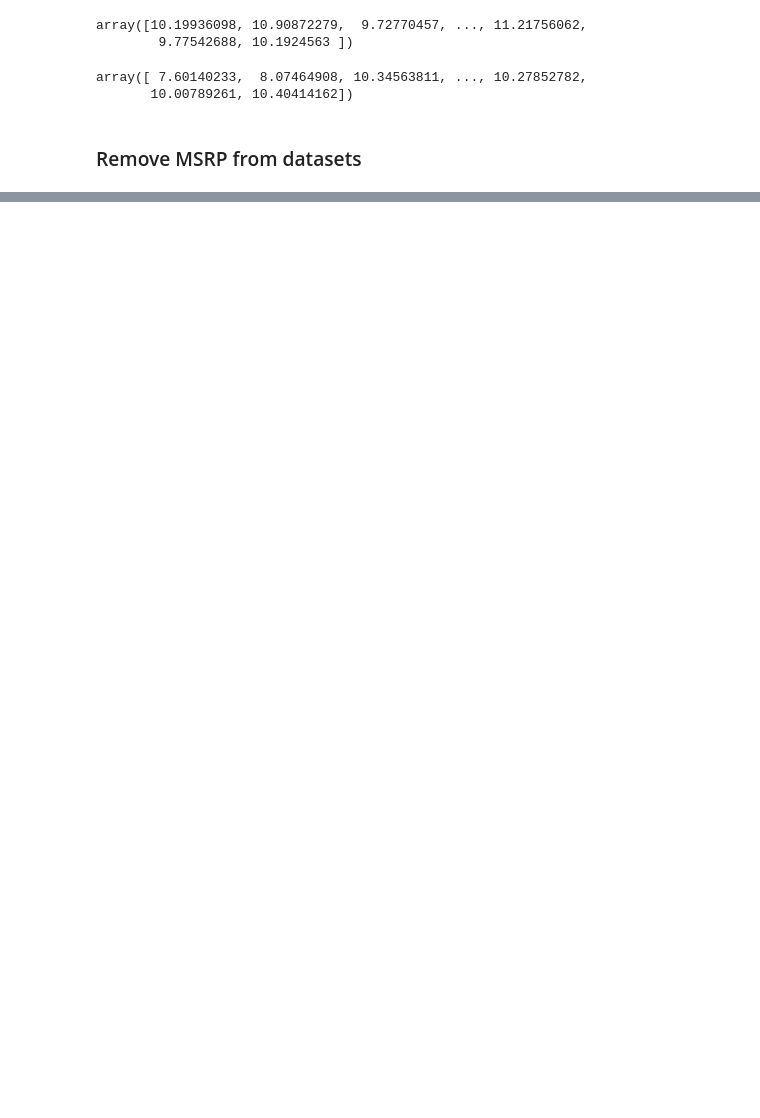
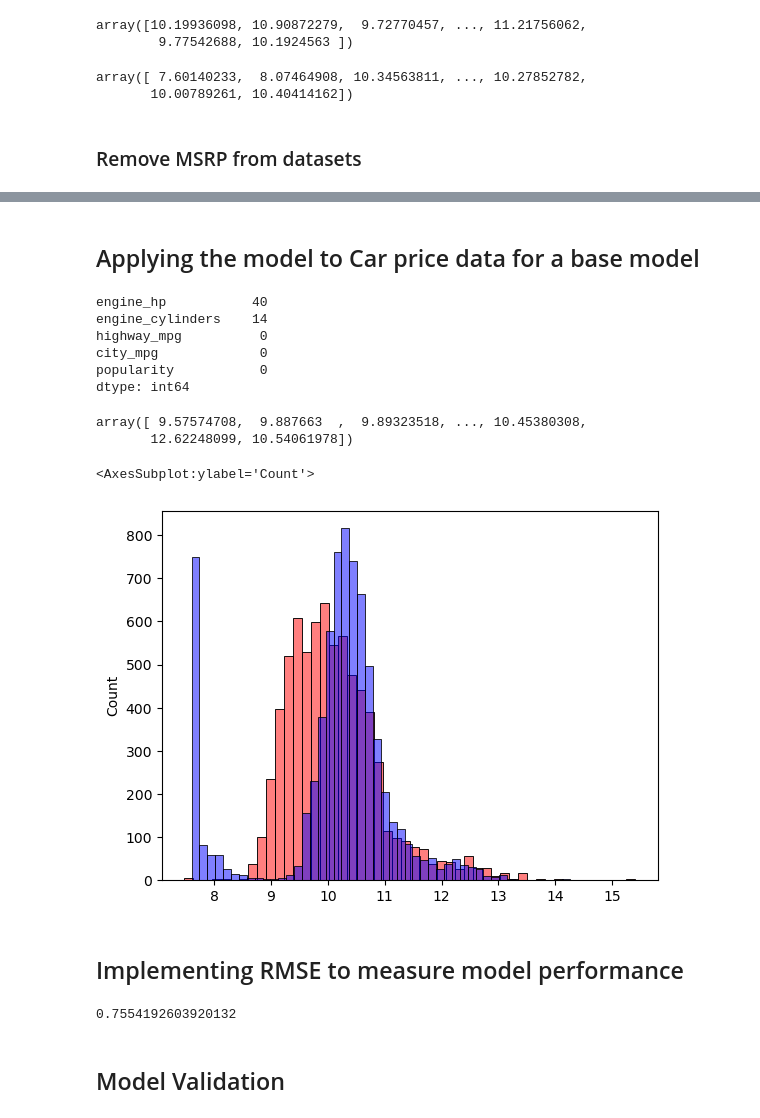
Before and after one commit to alabamustapha/ml-zoomcamp-2023, a Jupyter notebook: Regression/Car Price Prediction Linear Regression.ipynb, the cells around one changed output, grey strips where cells are left out. Drawn from its saved outputs; the diff is of its cells as text; code cells hidden in the pictures; blank space fills up the shorter version.

Commit message:
added RMSE and validation

```diff
--- a/Regression/Car Price Prediction Linear Regression.ipynb
+++ b/Regression/Car Price Prediction Linear Regression.ipynb
@@ -397,0 +368,19 @@ sns.histplot(y_train, color="blue", alpha=0.5)
+# %% [markdown]
+## Applying the model to Car price data for a base model
+# %%
+base = ['engine_hp', 'engine_cylinders', 'highway_mpg', 'city_mpg', 'popularity']
+X = df_train[base]
+print(X.isnull().sum()) # if null exist remove it
+X_train = X.fillna(0).values
+# %% [output]
+engine_hp           40
+engine_cylinders    14
+highway_mpg          0
+city_mpg             0
+popularity           0
+dtype: int64
+# %%
+y_train
+# %% [output]
+array([ 9.57574708,  9.887663  ,  9.89323518, ..., 10.45380308,
+       12.62248099, 10.54061978])
@@ -397,0 +392,10 @@ sns.histplot(y_train, color="blue", alpha=0.5)
+# %%
+sns.histplot(y_pred, color="red", alpha=0.5, bins=50)
+sns.histplot(y_train, color="blue", alpha=0.5, bins=50)
+
+#prediction is always less than actual value, we need a way to measure model performance to trak improvement
+# %% [output]
+<AxesSubplot:ylabel='Count'>
+[figure, added]
+# %% [markdown]
+## Implementing RMSE to measure model performance
@@ -397,0 +406,6 @@ sns.histplot(y_train, color="blue", alpha=0.5)
+# %%
+rmse(y_pred, y_train)
+# %% [output]
+0.7554192603920132
+# %% [markdown]
+## Model Validation
```
Also changed, not shown: parts of 61 cells of this notebook.
